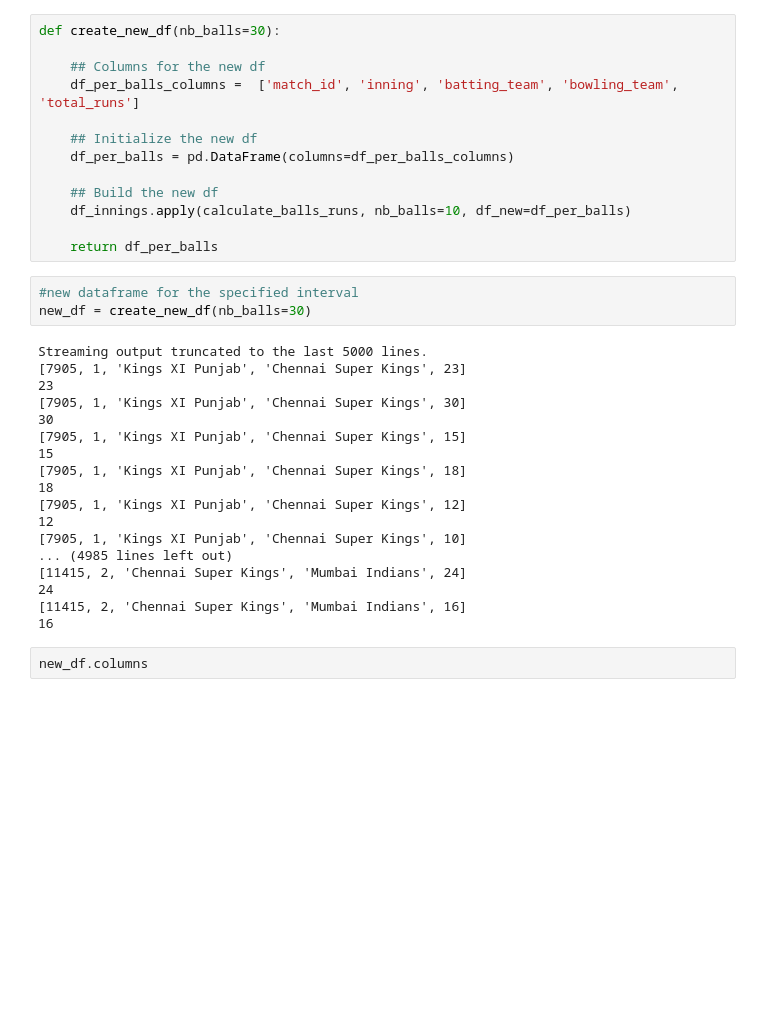
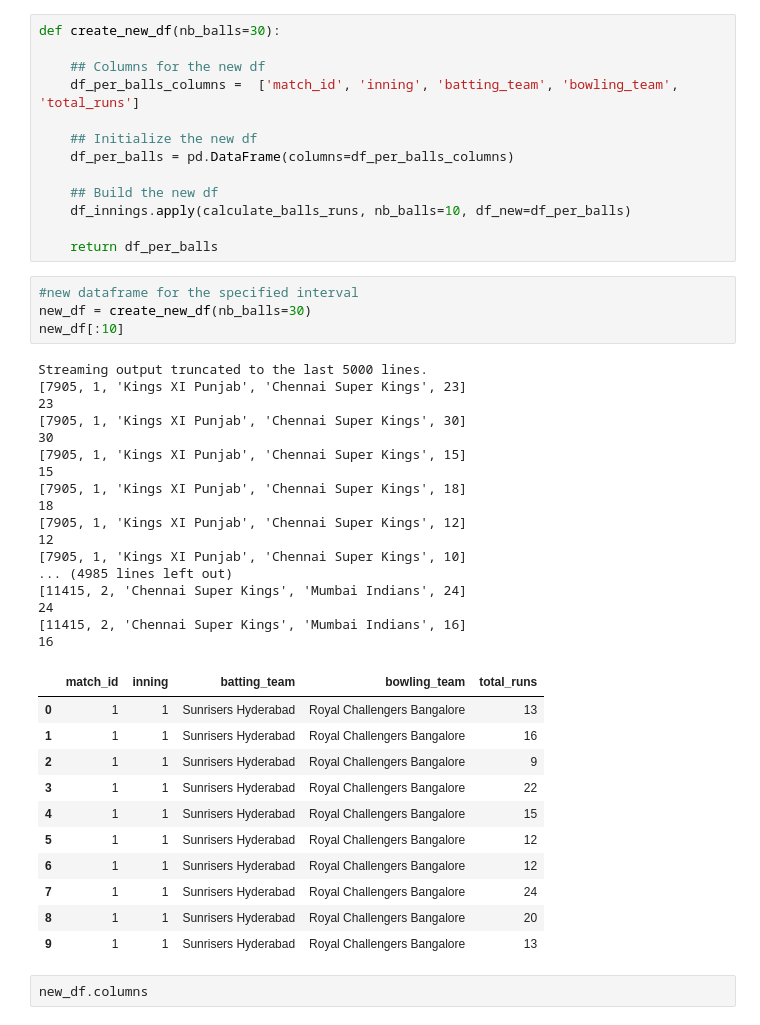
Before and after one commit to shivangidhiman/Decoding-IPL-Match-Analysis, a Jupyter notebook: HyperparameterTuning_Regression.ipynb, the cells around one changed output. Saved outputs shown, nothing was run; the diff lists cells and outputs as text; blank space fills up the shorter version.

```diff
--- a/HyperparameterTuning_Regression.ipynb
+++ b/HyperparameterTuning_Regression.ipynb
@@ -52,24 +52,36 @@ def create_new_df(nb_balls=30):
 # %%
 #new dataframe for the specified interval
 new_df = create_new_df(nb_balls=30)
+new_df[:10]
 # %% [output]
 Streaming output truncated to the last 5000 lines.
 [7905, 1, 'Kings XI Punjab', 'Chennai Super Kings', 23]
 23
 [7905, 1, 'Kings XI Punjab', 'Chennai Super Kings', 30]
 30
 [7905, 1, 'Kings XI Punjab', 'Chennai Super Kings', 15]
 15
 [7905, 1, 'Kings XI Punjab', 'Chennai Super Kings', 18]
 18
 [7905, 1, 'Kings XI Punjab', 'Chennai Super Kings', 12]
 12
 [7905, 1, 'Kings XI Punjab', 'Chennai Super Kings', 10]
 ... (4985 lines left out)
 [11415, 2, 'Chennai Super Kings', 'Mumbai Indians', 24]
 24
 [11415, 2, 'Chennai Super Kings', 'Mumbai Indians', 16]
 16
+|  | match_id | inning | batting_team | bowling_team | total_runs |
+| 0 | 1 | 1 | Sunrisers Hyderabad | Royal Challengers Bangalore | 13 |
+| 1 | 1 | 1 | Sunrisers Hyderabad | Royal Challengers Bangalore | 16 |
+| 2 | 1 | 1 | Sunrisers Hyderabad | Royal Challengers Bangalore | 9 |
+| 3 | 1 | 1 | Sunrisers Hyderabad | Royal Challengers Bangalore | 22 |
+| 4 | 1 | 1 | Sunrisers Hyderabad | Royal Challengers Bangalore | 15 |
+| 5 | 1 | 1 | Sunrisers Hyderabad | Royal Challengers Bangalore | 12 |
+| 6 | 1 | 1 | Sunrisers Hyderabad | Royal Challengers Bangalore | 12 |
+| 7 | 1 | 1 | Sunrisers Hyderabad | Royal Challengers Bangalore | 24 |
+| 8 | 1 | 1 | Sunrisers Hyderabad | Royal Challengers Bangalore | 20 |
+| 9 | 1 | 1 | Sunrisers Hyderabad | Royal Challengers Bangalore | 13 |
 # %%
 new_df.columns
 # %% [output]
```
Also changed, not shown: parts of 20 cells of this notebook.
